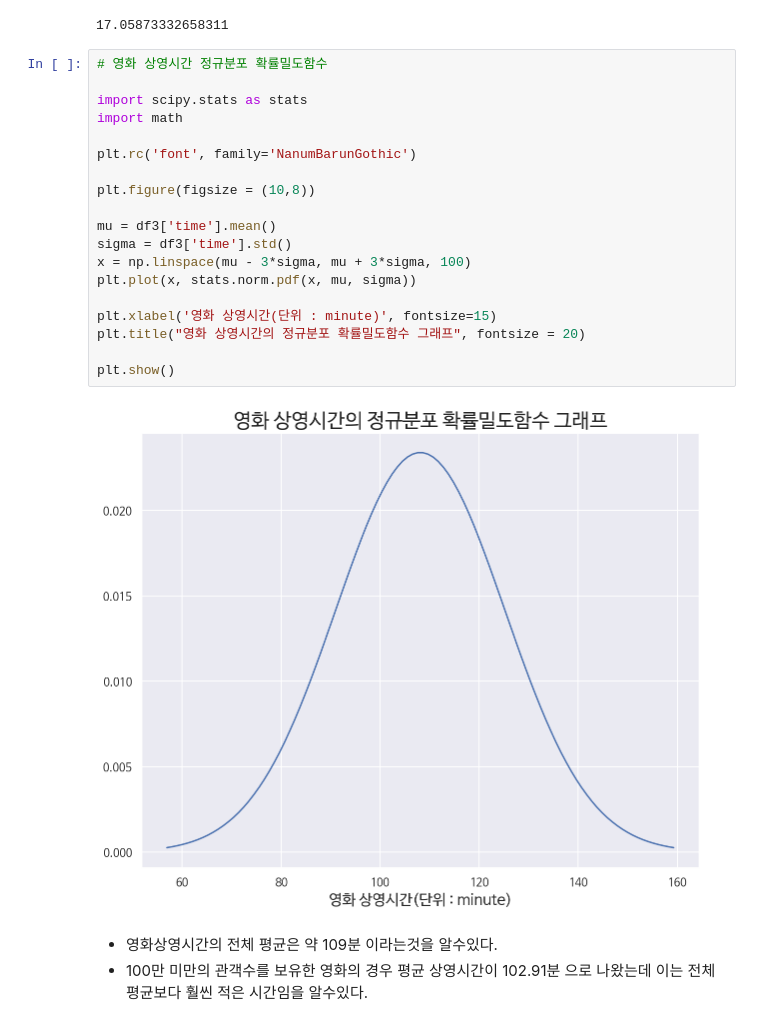
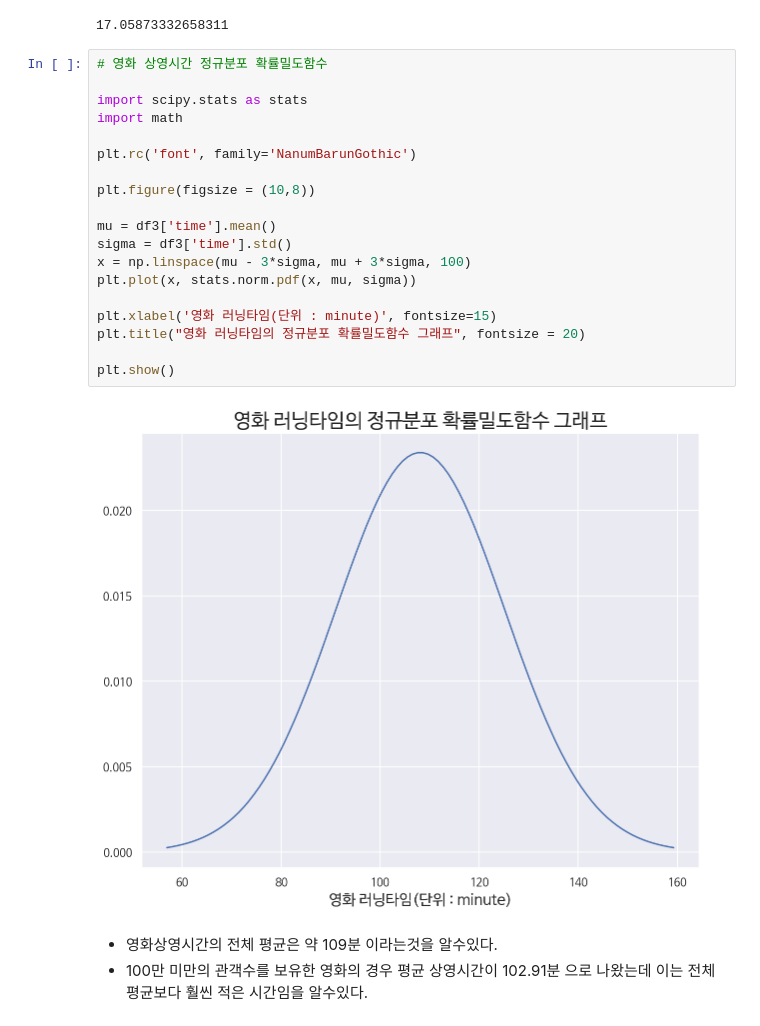
Before and after one commit to suyeee/DE_Project, a Jupyter notebook: 네이버_영화_분석.ipynb, the cells around one changed output. Cells and saved outputs as stored; diff of their text form.

```diff
--- a/네이버_영화_분석.ipynb
+++ b/네이버_영화_분석.ipynb
@@ -2058,24 +2088,24 @@ df3['time'].std()
 # %%
 # 영화 상영시간 정규분포 확률밀도함수
 
 import scipy.stats as stats
 import math
 
 plt.rc('font', family='NanumBarunGothic')
 
 plt.figure(figsize = (10,8))
 
 mu = df3['time'].mean()
 sigma = df3['time'].std()
 x = np.linspace(mu - 3*sigma, mu + 3*sigma, 100)
 plt.plot(x, stats.norm.pdf(x, mu, sigma))
 
-plt.xlabel('영화 상영시간(단위 : minute)', fontsize=15)
-plt.title("영화 상영시간의 정규분포 확률밀도함수 그래프", fontsize = 20)
+plt.xlabel('영화 러닝타임(단위 : minute)', fontsize=15)
+plt.title("영화 러닝타임의 정규분포 확률밀도함수 그래프", fontsize = 20)
 
 plt.show()
 # %% [output]
-[figure, old version]
+[figure, new version]
 # %% [markdown]
 - 영화상영시간의 전체 평균은 약 109분 이라는것을 알수있다.
 - 100만 미만의 관객수를 보유한 영화의 경우 평균 상영시간이 102.91분 으로 나왔는데 이는 전체 평균보다 훨씬 적은 시간임을 알수있다.
```
Also changed, not shown: parts of 8 cells of this notebook.
